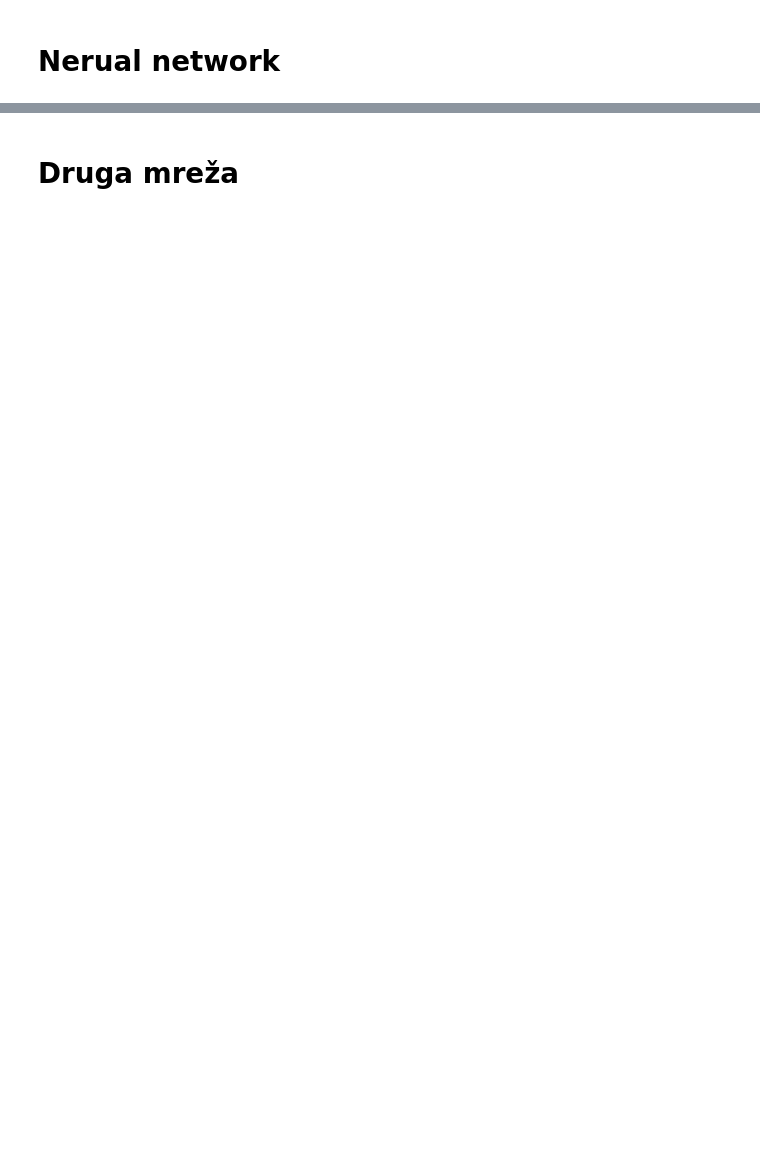
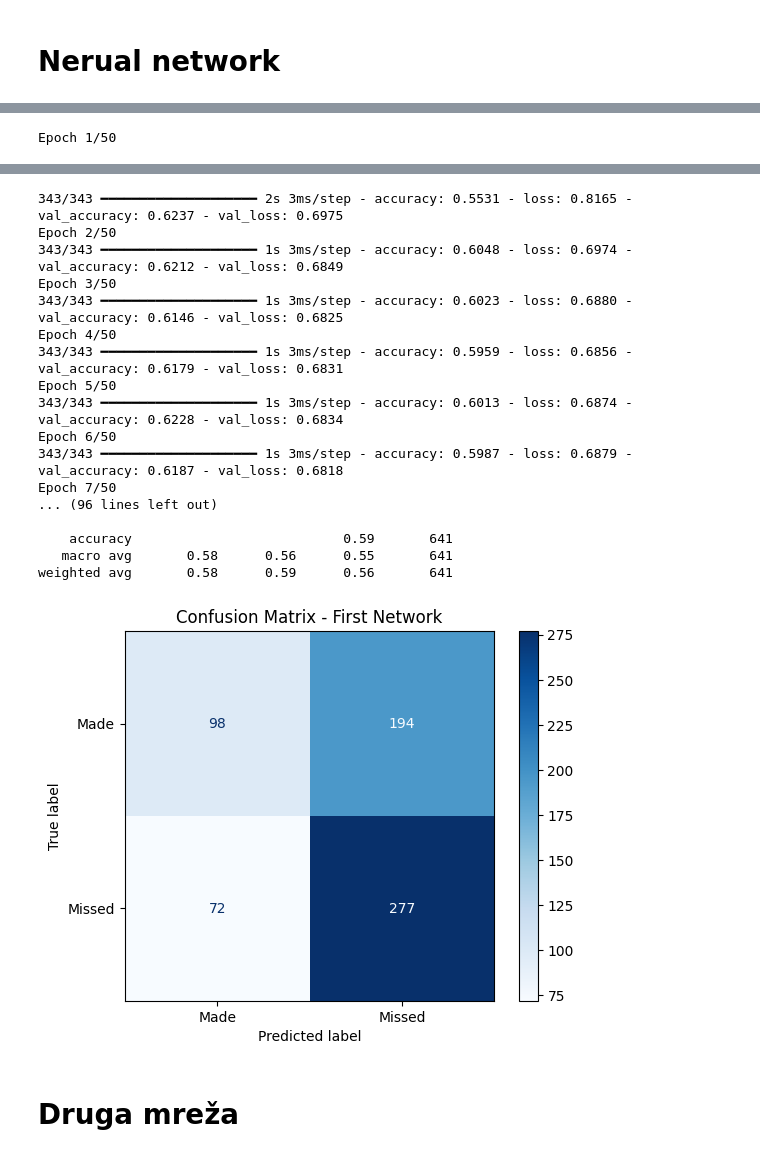
Before and after one commit to markojerkic/uzop-lab3, a Jupyter notebook: clanak.ipynb, the cells around one changed output, grey strips where cells are left out. Cells and saved outputs as stored; diff of their text form; code cells hidden in the pictures; blank space fills up the shorter version.

Commit message:
keras

```diff
--- a/clanak.ipynb
+++ b/clanak.ipynb
@@ -206,0 +129,40 @@ ModuleNotFoundError: No module named 'torch'
+# %%
+from keras import models, layers, regularizers
+
+# Load and preprocess data
+encoder = LabelEncoder()
+df['CLOSEST_DEFENDER_ENCODED'] = encoder.fit_transform(df['CLOSEST_DEFENDER'])
+
+features = [
+    'SHOT_DIST', 'CLOSE_DEF_DIST', 'SHOT_CLOCK', 'TOUCH_TIME', 'DRIBBLES', 'PTS_TYPE',
+    'FINAL_MARGIN', 'SHOT_NUMBER', 'GAME_CLOCK', 'PERIOD', 'LOCATION_NUM', 'W_NUM'
+]
+X = df[features]
+y = df['SHOT_RESULT'].map({'made': 1, 'missed': 0})
+
+scaler = StandardScaler()
+X_scaled = scaler.fit_transform(X)
+
+X_train, X_test, y_train, y_test = train_test_split(X_scaled, y, test_size=0.05, random_state=42)
+
+# First Network: Sigmoid activation for both hidden and output layers
+model1 = models.Sequential([
+    layers.Dense(50, activation='sigmoid', kernel_regularizer=regularizers.l2(0.01), input_shape=(X_train.shape[1],)),
+    layers.Dense(1, activation='sigmoid', kernel_regularizer=regularizers.l2(0.01))
+])
+
+model1.compile(optimizer='adam', loss='binary_crossentropy', metrics=['accuracy'])
+model1.fit(X_train, y_train, epochs=50, batch_size=32, validation_split=0.1, verbose=1)
+
+y_pred1 = (model1.predict(X_test) > 0.5).astype("int32")
+
+print("\nFirst Network - Accuracy:", accuracy_score(y_test, y_pred1))
+print("\nClassification Report:")
+print(classification_report(y_test, y_pred1))
+
+cm1 = confusion_matrix(y_test, y_pred1, labels=[1, 0])
+disp1 = ConfusionMatrixDisplay(confusion_matrix=cm1, display_labels=["Made", "Missed"])
+disp1.plot(cmap="Blues")
+plt.title("Confusion Matrix - First Network")
+plt.show()
+# %% [output]
@@ -206,0 +177 @@ ModuleNotFoundError: No module named 'torch'
+Epoch 1/50
@@ -207,2 +179,20 @@ ModuleNotFoundError: No module named 'torch'
+343/343 ━━━━━━━━━━━━━━━━━━━━ 2s 3ms/step - accuracy: 0.5531 - loss: 0.8165 - val_accuracy: 0.6237 - val_loss: 0.6975
+Epoch 2/50
+343/343 ━━━━━━━━━━━━━━━━━━━━ 1s 3ms/step - accuracy: 0.6048 - loss: 0.6974 - val_accuracy: 0.6212 - val_loss: 0.6849
+Epoch 3/50
+343/343 ━━━━━━━━━━━━━━━━━━━━ 1s 3ms/step - accuracy: 0.6023 - loss: 0.6880 - val_accuracy: 0.6146 - val_loss: 0.6825
+Epoch 4/50
+343/343 ━━━━━━━━━━━━━━━━━━━━ 1s 3ms/step - accuracy: 0.5959 - loss: 0.6856 - val_accuracy: 0.6179 - val_loss: 0.6831
+Epoch 5/50
+343/343 ━━━━━━━━━━━━━━━━━━━━ 1s 3ms/step - accuracy: 0.6013 - loss: 0.6874 - val_accuracy: 0.6228 - val_loss: 0.6834
+Epoch 6/50
+343/343 ━━━━━━━━━━━━━━━━━━━━ 1s 3ms/step - accuracy: 0.5987 - loss: 0.6879 - val_accuracy: 0.6187 - val_loss: 0.6818
+Epoch 7/50
+... (96 lines left out)
+
+    accuracy                           0.59       641
+   macro avg       0.58      0.56      0.55       641
+weighted avg       0.58      0.59      0.56       641
+[figure, added]
 # %% [markdown]
 # Druga mreža
```
Also changed, not shown: parts of 6 cells of this notebook, 1 other file.
